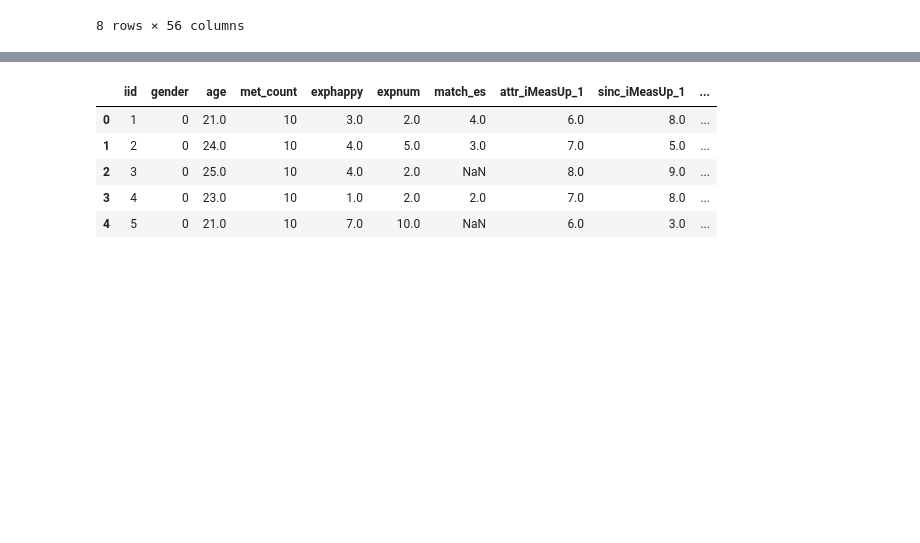
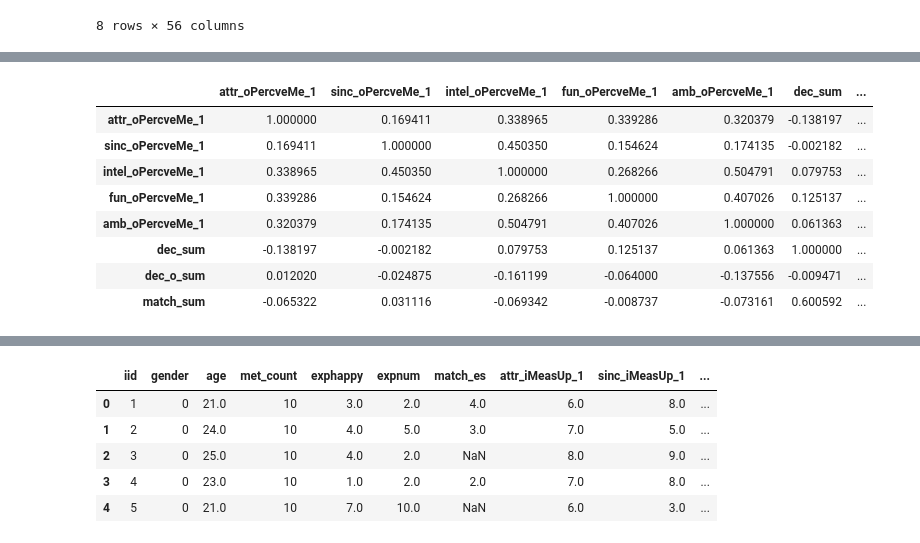
Before and after one commit to MirandaRemmer/DS-SF-23-work, a Jupyter notebook: final-project - MR/3/SpeedDatingDataset_FinalProject_REMMER_draft2.ipynb, the cells around one changed output, grey strips where cells are left out. Saved outputs shown, nothing was run; the diff lists cells and outputs as text; code cells hidden in the pictures; blank space fills up the shorter version.

```diff
--- a/final-project - MR/3/SpeedDatingDataset_FinalProject_REMMER_draft2.ipynb
+++ b/final-project - MR/3/SpeedDatingDataset_FinalProject_REMMER_draft2.ipynb
@@ -1296,0 +1333,13 @@ df_female_condensed.describe()
+# %%
+## Look at female attrbiute ratings for self ('how subject perceives themselves) - signup survey
+df_female_condensed[['attr_oPercveMe_1', 'sinc_oPercveMe_1', 'intel_oPercveMe_1', 'fun_oPercveMe_1','amb_oPercveMe_1', 'dec_sum', 'dec_o_sum', 'match_sum']].corr()
+# %% [output]
+|  | attr_oPercveMe_1 | sinc_oPercveMe_1 | intel_oPercveMe_1 | fun_oPercveMe_1 | amb_oPercveMe_1 | dec_sum | ... |
+| attr_oPercveMe_1 | 1.000000 | 0.169411 | 0.338965 | 0.339286 | 0.320379 | -0.138197 | ... |
+| sinc_oPercveMe_1 | 0.169411 | 1.000000 | 0.450350 | 0.154624 | 0.174135 | -0.002182 | ... |
+| intel_oPercveMe_1 | 0.338965 | 0.450350 | 1.000000 | 0.268266 | 0.504791 | 0.079753 | ... |
+| fun_oPercveMe_1 | 0.339286 | 0.154624 | 0.268266 | 1.000000 | 0.407026 | 0.125137 | ... |
+| amb_oPercveMe_1 | 0.320379 | 0.174135 | 0.504791 | 0.407026 | 1.000000 | 0.061363 | ... |
+| dec_sum | -0.138197 | -0.002182 | 0.079753 | 0.125137 | 0.061363 | 1.000000 | ... |
+| dec_o_sum | 0.012020 | -0.024875 | -0.161199 | -0.064000 | -0.137556 | -0.009471 | ... |
+| match_sum | -0.065322 | 0.031116 | -0.069342 | -0.008737 | -0.073161 | 0.600592 | ... |
```
Also changed, not shown: parts of 7 cells of this notebook, 1 other file.
